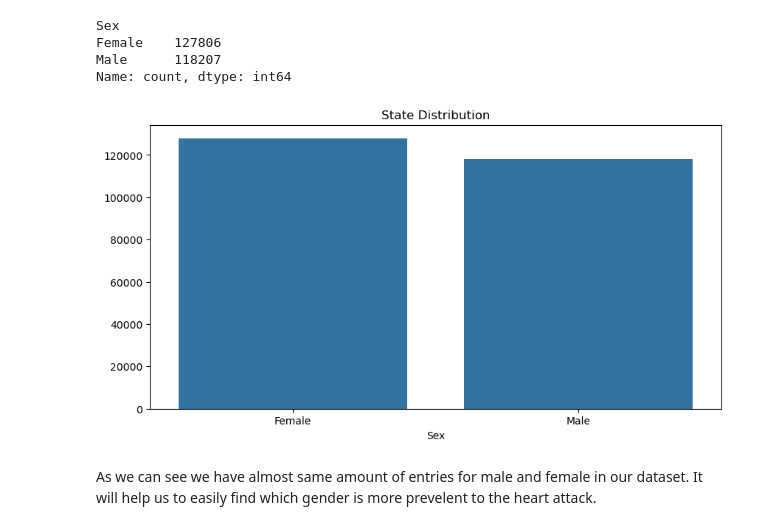
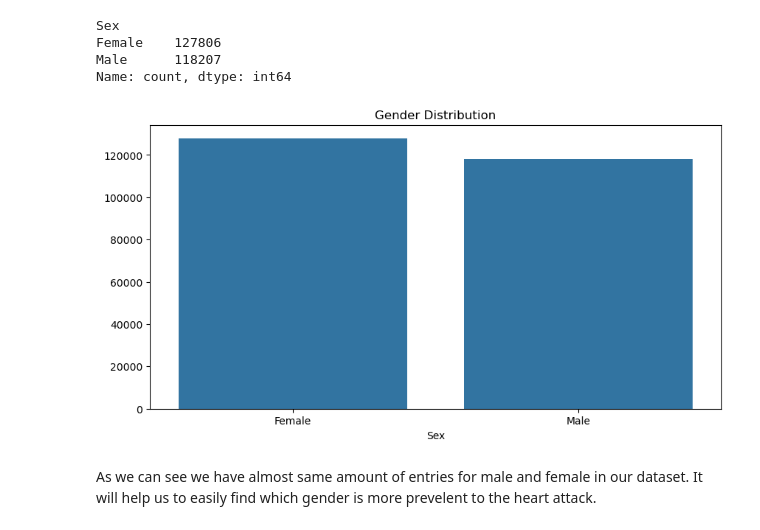
Before and after one commit to nikbhavsar/Heart-Attack-Prediction, a Jupyter notebook: Notebooks/1_DataWrangling.ipynb, the cells around one changed output. Drawn from its saved outputs; the diff is of its cells as text; code cells hidden in the pictures.

```diff
--- a/Notebooks/1_DataWrangling.ipynb
+++ b/Notebooks/1_DataWrangling.ipynb
@@ -527,9 +527,9 @@ Female    127806
 Male      118207
 Name: count, dtype: int64
 # %%
-display_plot(categorical_df, 'Sex', 'bar', xlabel='State', ylabel='Count', title='State Distribution')
+display_plot(categorical_df, 'Sex', 'bar', ylabel='Count', title='Gender Distribution')
 # %% [output]
-[figure, old version]
+[figure, new version]
 # %% [markdown]
 As we can see we have almost same amount of entries for male and female in our dataset. It will help us to easily find which gender is more prevelent to the heart attack.
 # %% [markdown]
```
Also changed, not shown: parts of 2 cells of this notebook, 2 other files.
